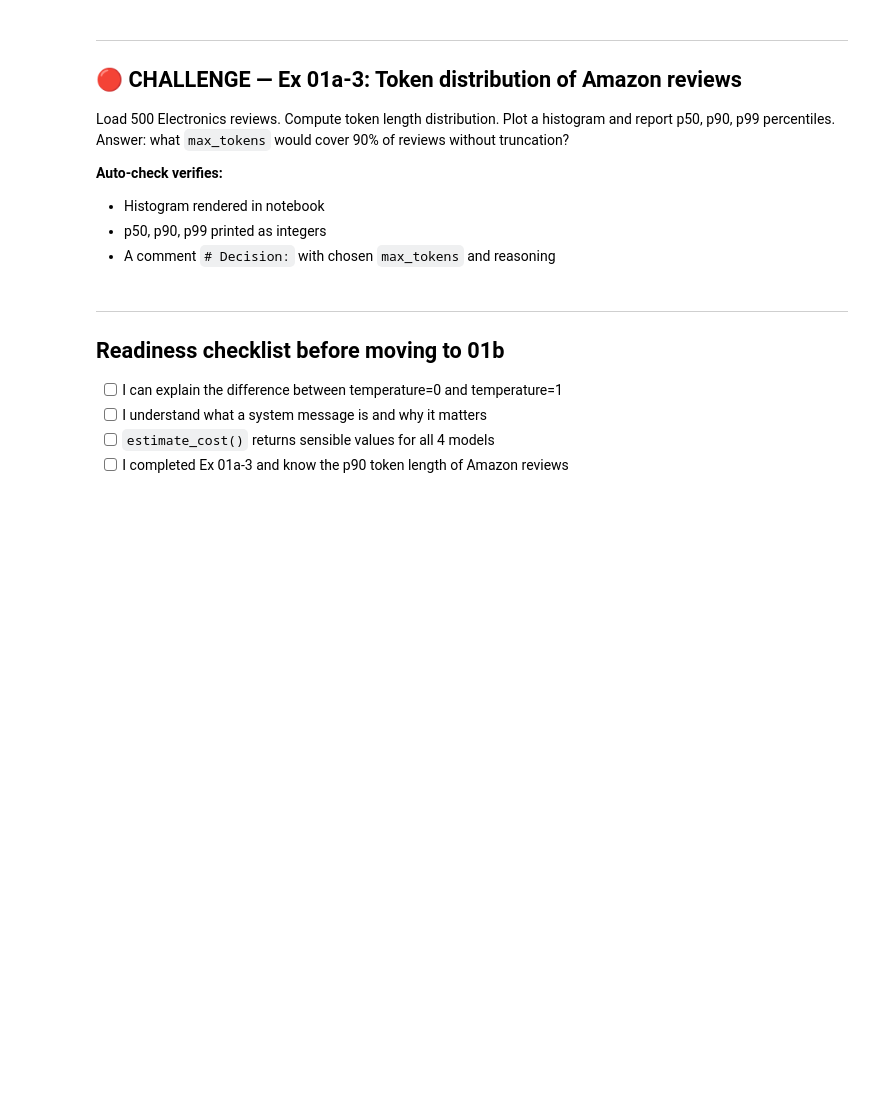
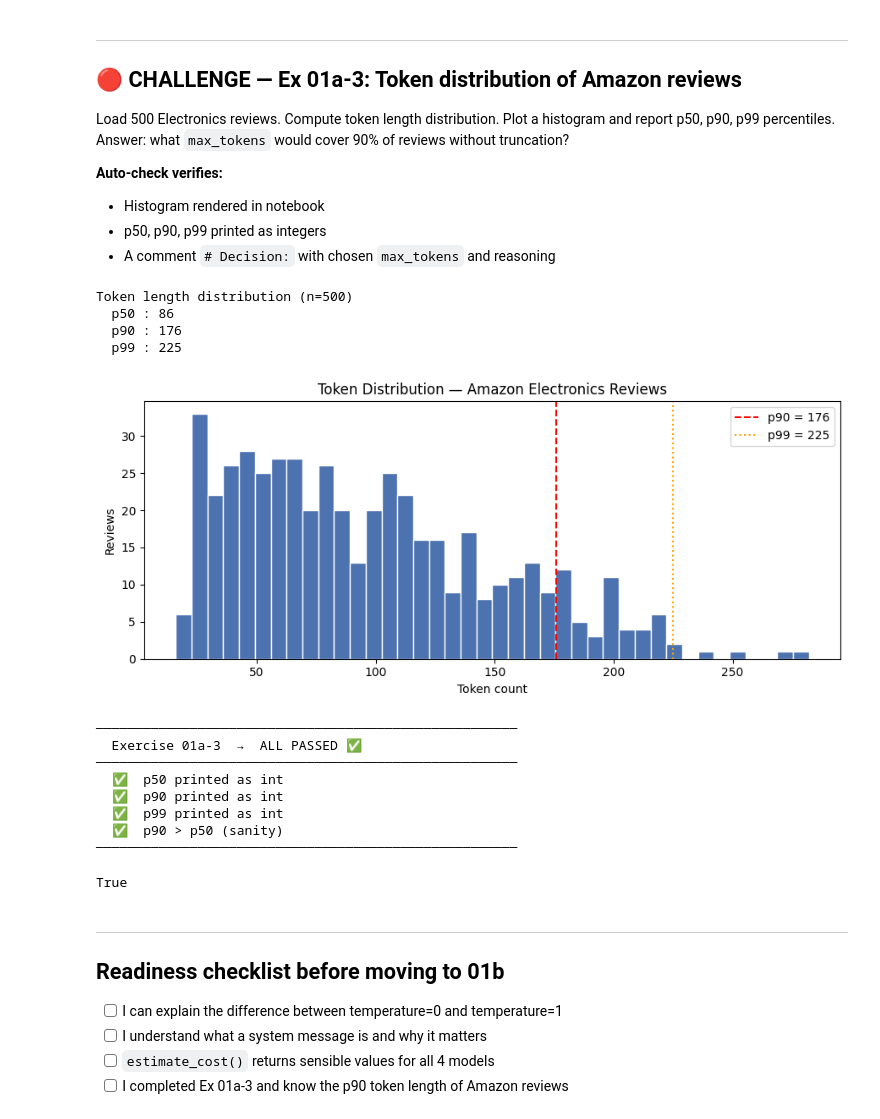
Before and after one commit to gzawadzki/practical-llm-engineering, a Jupyter notebook: modules/module_01_fundamentals/lesson_01a_how_llms_work.ipynb, the cells around one changed output. Cells and saved outputs as stored; diff of their text form; code cells hidden in the pictures; blank space fills up the shorter version.

```diff
--- a/modules/module_01_fundamentals/lesson_01a_how_llms_work.ipynb
+++ b/modules/module_01_fundamentals/lesson_01a_how_llms_work.ipynb
@@ -57,0 +47,5 @@ print(sample[0]["text"][:300])
+# %%
+from datasets import load_dataset
+
+sample = pd.read_csv('D:\\PROGRAMOWANKI 2026\\practical-llm-engineering\\utils\\data\\amazon_reviews\\amazon_electronics_10k.csv')[:1000]
+# Work with a small sample for speed
@@ -66,7 +76,8 @@ Count tokens in the same Amazon review text using **both** `tiktoken` and the An
 
 enc = tiktoken.get_encoding("cl100k_base")
 
-reviews_3 = [sample[i]["text"] for i in range(3)]
+reviews_3 = [sample.iloc[i]["content"] for i in range(10)]
+ANTHROPIC_AVAILABLE = 0
 
 print(f"{'Review':>8}  {'tiktoken':>10}  {'Anthropic':>10}  {'Diff %':>8}")
 print("-" * 46)
@@ -114,3 +144,8 @@ to process the text as input.
 - `lm-studio` always returns `0.0`
 - Unknown model raises `ValueError`
 - `estimate_cost(text, "gpt-4o") > estimate_cost(text, "gpt-4o-mini")`
+# %%
+text = "Implement estimate_cost() first, then re-run this cell."
+
+tokens = len(enc.encode(text))
+tokens
@@ -183,35 +265,50 @@ import matplotlib.pyplot as plt
 enc = tiktoken.get_encoding("cl100k_base")
 
 # Load 500 reviews
-reviews_500 = [sample[i]["text"] for i in range(min(500, len(sample)))]
+reviews_500 = [sample.iloc[i]["content"] for i in range(500)]
 lengths = [len(enc.encode(text)) for text in reviews_500]
 
 # Statistics
 p50  = int(np.percentile(lengths, 50))
 p90  = int(np.percentile(lengths, 90))
 p99  = int(np.percentile(lengths, 99))
 
 print(f"Token length distribution (n={len(lengths)})")
 print(f"  p50 : {p50}")
 print(f"  p90 : {p90}")
 print(f"  p99 : {p99}")
 
 # Histogram
 plt.figure(figsize=(9, 4))
 plt.hist(lengths, bins=40, color="#4C72B0", edgecolor="white")
 plt.axvline(p90, color="red",    linestyle="--", label=f"p90 = {p90}")
 plt.axvline(p99, color="orange", linestyle=":",  label=f"p99 = {p99}")
 plt.xlabel("Token count"); plt.ylabel("Reviews"); plt.title("Token Distribution — Amazon Electronics Reviews")
 plt.legend(); plt.tight_layout(); plt.show()
 
 # Decision:  max_tokens = p90 covers 90% of reviews without truncation.
 
 check([
     (isinstance(p50, int), "p50 printed as int"),
     (isinstance(p90, int), "p90 printed as int"),
     (isinstance(p99, int), "p99 printed as int"),
     (p90 > p50,            "p90 > p50 (sanity)"),
 ], exercise_id="01a-3")
+# %% [output]
+Token length distribution (n=500)
+  p50 : 86
+  p90 : 176
+  p99 : 225
+[figure, added]
+──────────────────────────────────────────────────────
+  Exercise 01a-3  →  ALL PASSED ✅
+──────────────────────────────────────────────────────
+  ✅  p50 printed as int
+  ✅  p90 printed as int
+  ✅  p99 printed as int
+  ✅  p90 > p50 (sanity)
+──────────────────────────────────────────────────────
+True
 # %% [markdown]
 ---
 ## Readiness checklist before moving to 01b
```
Also changed, not shown: parts of 11 cells of this notebook.
